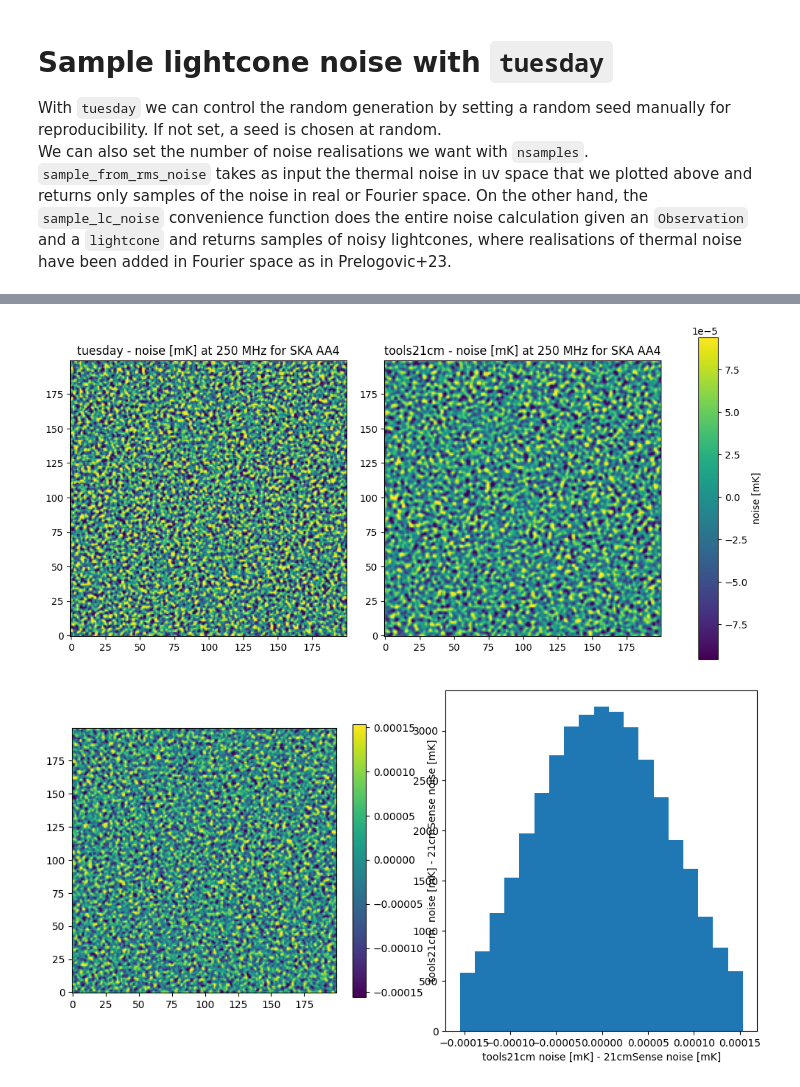
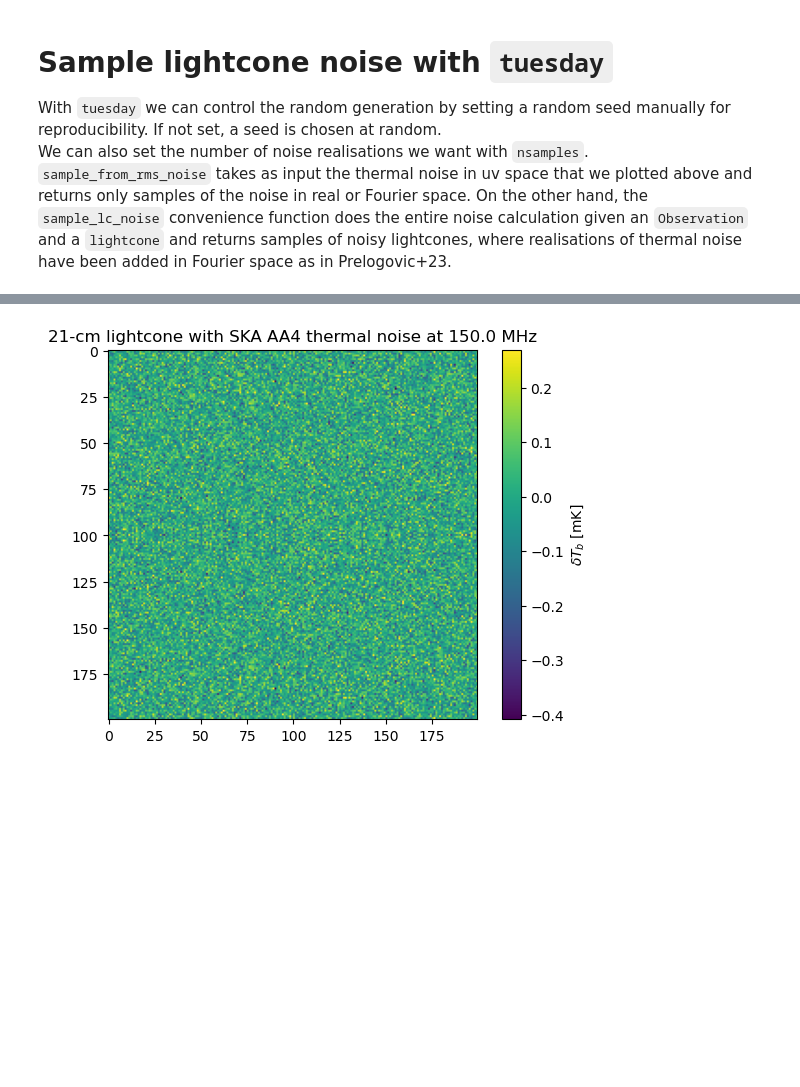
Before and after one commit to 21cmfast/tuesday, a Jupyter notebook: docs/tutorials/lc_noise_example.ipynb, the cells around one changed output, grey strips where cells are left out. Drawn from its saved outputs; the diff is of its cells as text; code cells hidden in the pictures; blank space fills up the shorter version.

```diff
--- a/docs/tutorials/lc_noise_example.ipynb
+++ b/docs/tutorials/lc_noise_example.ipynb
@@ -33,7 +33,7 @@ Here you can optionally set the minimum and/or maximum baselines as well.
 from tuesday.core import thermal_noise_uv
 from py21cmsense.baseline_filters import BaselineRange
 # %%
-lc_shape = np.array([200,200,1945])
+lc_shape = np.array([200,200,2])
 boxlength = 300. *un.Mpc
 integration_time = 60*un.s
 # %%
@@ -85,5 +74,16 @@ compare(noise_tools.value[...,0], noise[2,...,0].value, "noise [mK]")
-# %%
-compare(noise_tools.value[...,1], noise[0,...,1].value, "noise [mK]", f="250 MHz")
-# %% [output]
-[figure, removed]
-[figure, removed]
+# %%
+lc = np.random.normal(size=lc_shape) * un.mK
+# %%
+noise = sample_lc_noise(observation=obs,
+                        lightcone=lc,
+                        boxlength=boxlength,
+                        lightcone_redshifts=np.array([f2z(f) for f in freqs]),
+                        seed=4,
+                        nsamples=10)
+# %%
+im = plt.imshow(noise[0,...,0].value, vmax = 0.27)
+plt.colorbar(im, label=r"$\delta T_b$ [mK]")
+plt.title(f"21-cm lightcone with SKA AA4 thermal noise at {freqs[0].value} MHz")
+plt.show()
+# %% [output]
+[figure, added]
```
Also changed, not shown: parts of 4 cells of this notebook, 1 other file.
